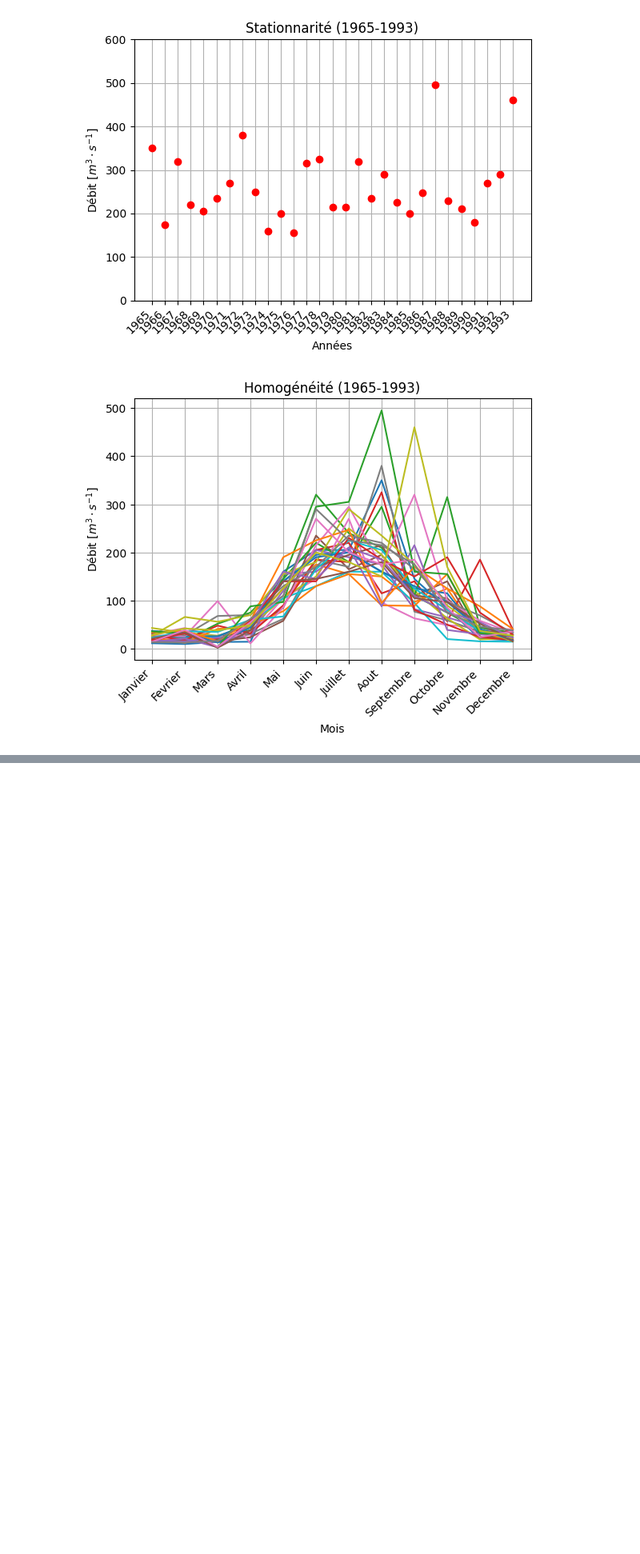
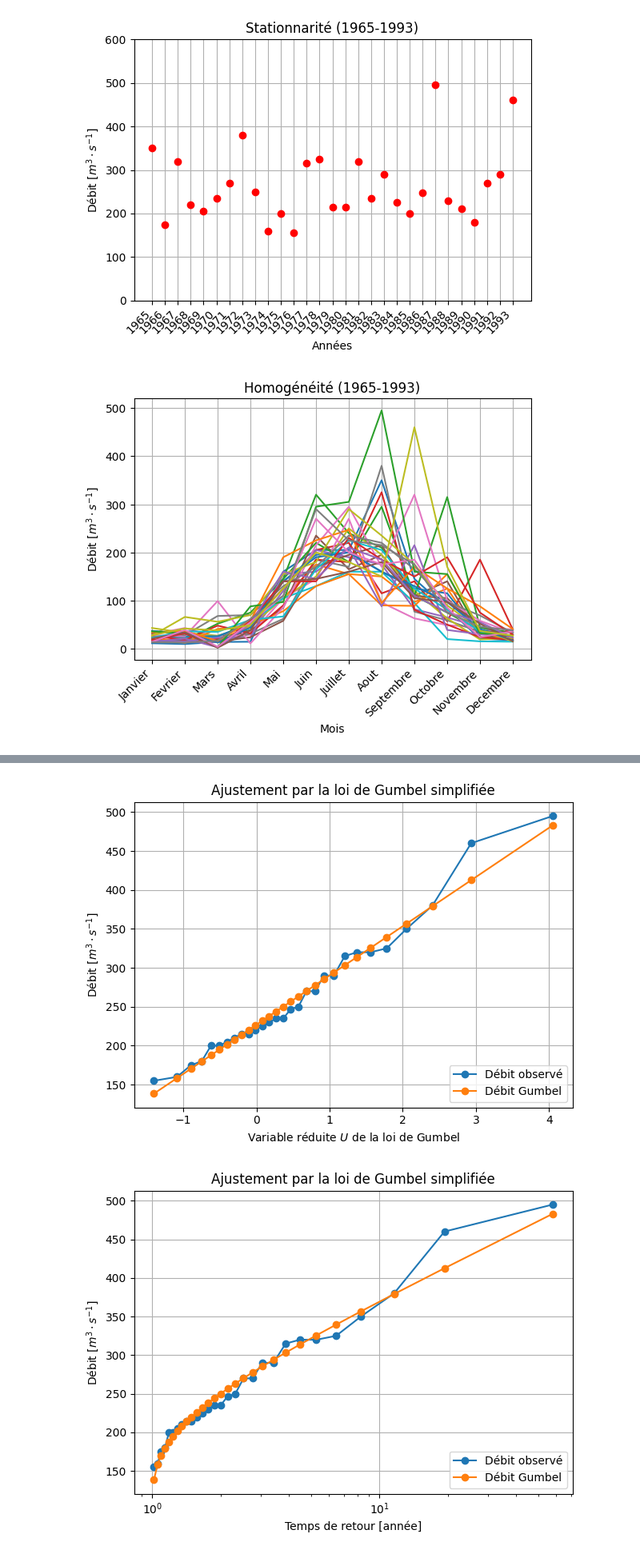
Before and after one commit to Maxouch742/resumeHydro, a Jupyter notebook: AmHydro/script/traitementSeries.ipynb, the cells around one changed output, grey strips where cells are left out. Shown at 80% size. Drawn from its saved outputs; the diff is of its cells as text; code cells hidden in the pictures; blank space fills up the shorter version.

```diff
--- a/AmHydro/script/traitementSeries.ipynb
+++ b/AmHydro/script/traitementSeries.ipynb
@@ -167,0 +209,51 @@ plot_tempsRetour(serieAnnuelles)
+# %%
+def plot_Gumbel(data) :
+    import matplotlib.pyplot as plt
+
+    fig = plt.figure()
+
+    debit_u = []
+    debit_gumbel_u = []
+    debit_T = []
+    debit_gumbel_T = []
+
+    for donne in data.values() :
+        debit_u.append([donne["U"],donne["debit_max"]])
+        debit_gumbel_u.append([donne["U"],donne["Q_Gumbel"]])
+        debit_T.append([donne["temps_retour_Hazen"],donne["debit_max"]])
+        debit_gumbel_T.append([donne["temps_retour_Hazen"],donne["Q_Gumbel"]])
+
+    debit_u = np.array(debit_u)
+    debit_gumbel_u = np.array(debit_gumbel_u)
+    debit_T = np.array(debit_T)
+    debit_gumbel_T = np.array(debit_gumbel_T)
+
+    plt.plot(debit_u[:,0], debit_u[:,1], 'o-', label="Débit observé")
+    plt.plot(debit_gumbel_u[:,0], debit_gumbel_u[:,1], 'o-', label="Débit Gumbel")
+
+    plt.grid()
+    plt.xlabel("Variable réduite $U$ de la loi de Gumbel")
+    #plt.ylim(0,round(debit_max, -2)+100)
+    plt.ylabel("Débit [$m^3\cdot s^{-1}$]")
+    plt.title("Ajustement par la loi de Gumbel simplifiée")
+    plt.savefig("serieAnnuelles_loiGumbel_U.pgf")
+    plt.legend(loc=4)
+
+    fig = plt.figure()
+    plt.plot(debit_T[:,0], debit_T[:,1], 'o-', label="Débit observé")
+    plt.plot(debit_gumbel_T[:,0], debit_gumbel_T[:,1], 'o-', label="Débit Gumbel")
+
+    plt.grid()
+    plt.xlabel("Temps de retour [année]")
+    #plt.ylim(0,round(debit_max, -2)+100)
+    plt.ylabel("Débit [$m^3\cdot s^{-1}$]")
+    plt.xscale("log")
+    plt.title("Ajustement par la loi de Gumbel simplifiée")
+    plt.savefig("serieAnnuelles_loiGumbel_T.pgf")
+    plt.legend(loc=4)
+
+
+plot_Gumbel(serieAnnuelles)
+# %% [output]
+[figure, added]
+[figure, added]
```
Also changed, not shown: parts of 5 cells of this notebook, 7 other files.
